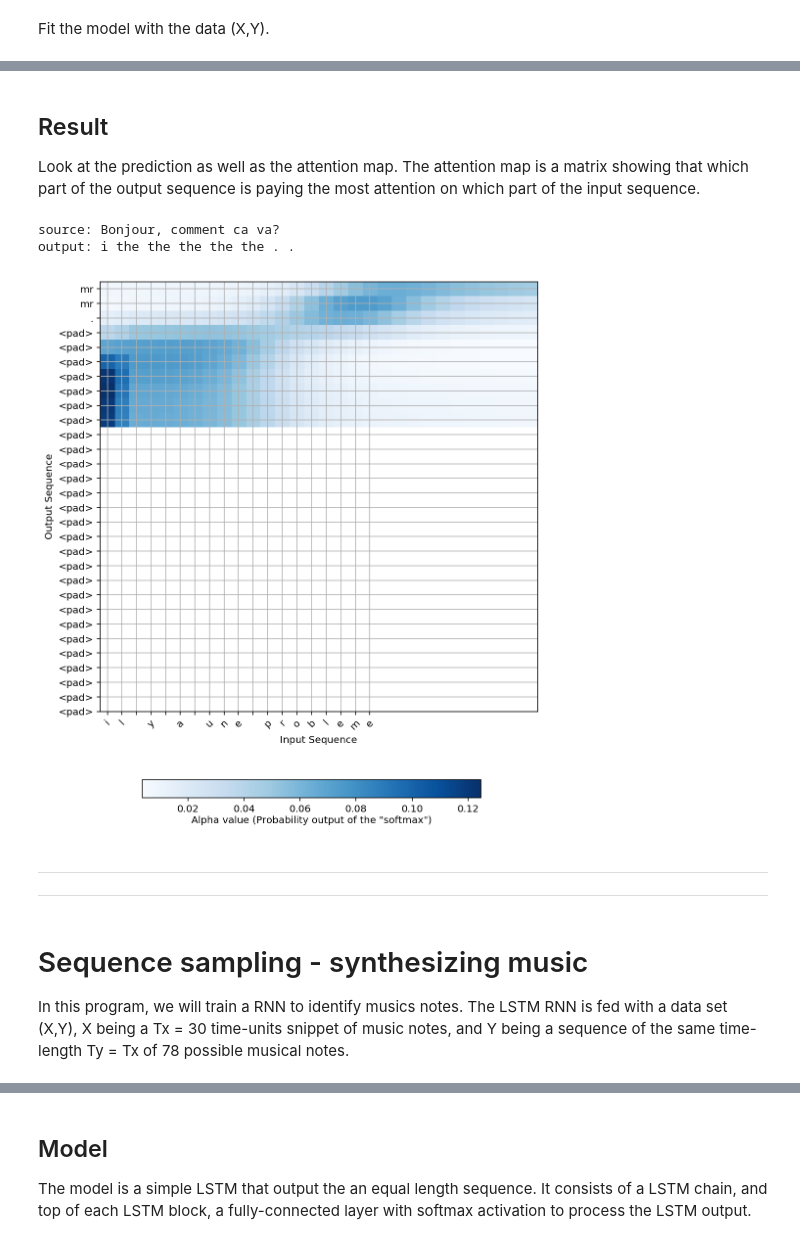
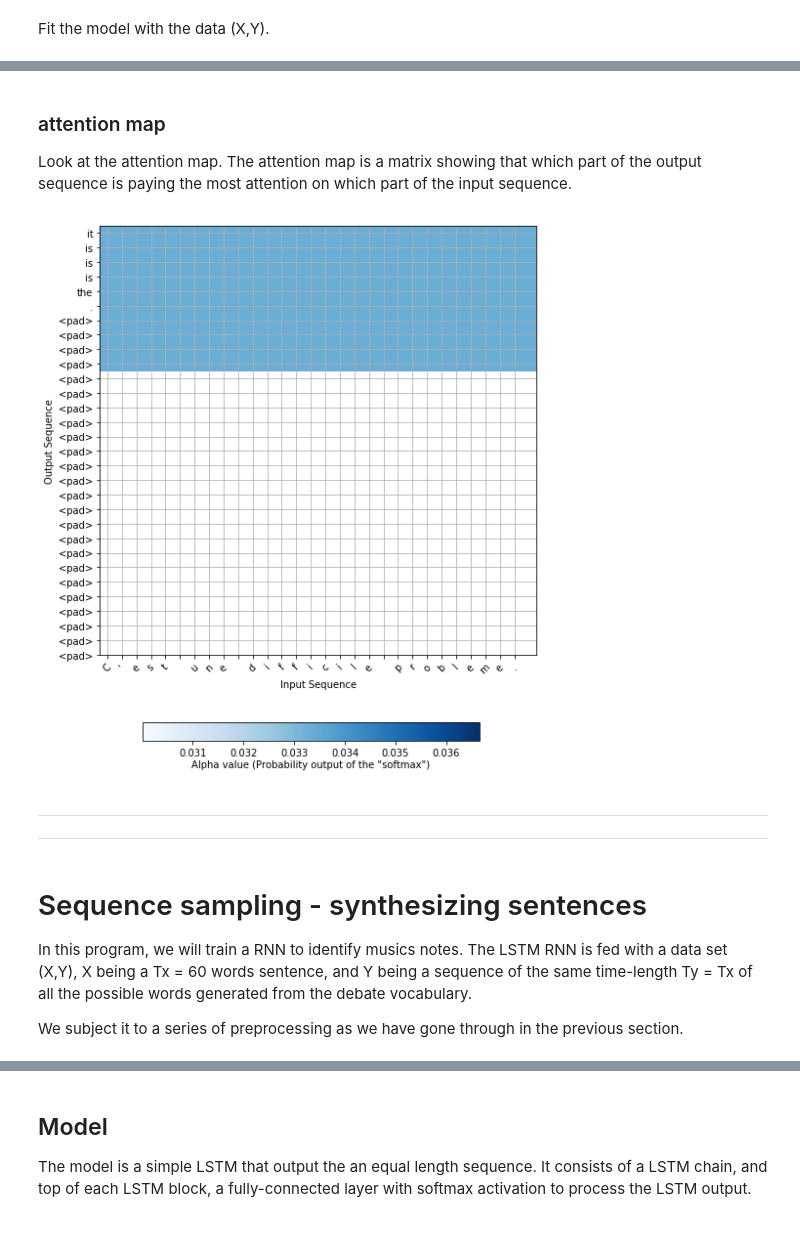
Before and after one commit to bbsonjohn/RNN_keras, a Jupyter notebook: RNN_basic.ipynb, the cells around one changed output, grey strips where cells are left out. Cells and saved outputs as stored; diff of their text form; code cells hidden in the pictures.

```diff
--- a/RNN_basic.ipynb
+++ b/RNN_basic.ipynb
@@ -314,7 +334,8 @@ Compile the model
 model = model(Tx, Ty, n_a, n_s, fr_dict_size, en_dict_size)
 model.summary()
 
-opt = Adam(lr=0.005, beta_1=0.9, beta_2=0.99, decay=0.01)
+
+opt = Adam(lr=0.1, beta_1=0.9, beta_2=0.99, decay=0.01)
 model.compile(optimizer=opt, loss='categorical_crossentropy', metrics=['accuracy'])
 # %% [output]
 Model: "model_1"
@@ -338,10 +359,19 @@ ________________________________________________________________________________
 Fit the model with the data (X,Y).
 # %%
 m = read_length
+
+pad_weight = 1e-3
+unk_wright = 1
+weights_list = np.ones(len(ind_2_en))/len(ind_2_en)
+weights_list[0] = unk_wright/len(ind_2_en)
+weights_list[-1] = pad_weight/len(ind_2_en)
+weights_dict = dict(zip(ind_2_en.keys(), weights_list))
 
 s0 = np.zeros((m, n_s))
 c0 = np.zeros((m, n_s))
 outputs = list(Yoh.swapaxes(0,1))
 
-model.fit([Xoh, s0, c0], outputs, epochs=100, batch_size=100)
+model_history = model.fit([Xoh, s0, c0], outputs, epochs=1000, batch_size=100, class_weight=weights_dict)
+#model_history = model.fit([Xoh, s0, c0], outputs, epochs=500, validation_split=0.2, batch_size=100,\
+#                      shuffle=True, class_weight=weights_dict)
 # %% [output]
@@ -366,4 +504,4 @@ Epoch 100/100
 # %% [markdown]
-## Result
+### attention map
 
-Look at the prediction as well as the attention map. The attention map is a matrix showing that which part of the output sequence is paying the most attention on which part of the input sequence.
+Look at the attention map. The attention map is a matrix showing that which part of the output sequence is paying the most attention on which part of the input sequence.
@@ -384,29 +508,3 @@ def sentence_to_ind(sent, T, lang_2_ind):
-# %%
-new_sent = u"C'est une difficile probleme."
-new_sent = u"Bonjour, comment ca va?"
-
-attention_map = np.zeros((Ty, Tx))
-
-source = sentence_to_ind(new_sent.encode('utf-8'), Tx, fr_2_ind)
-source = np.array(list(map(lambda x: to_categorical(x, num_classes=fr_dict_size), source))) #.swapaxes(0,1)
-source = np.reshape(source, (1,source.shape[0],source.shape[1]))
-prediction = model.predict([source, s0, c0])
-prediction = np.argmax(prediction, axis = -1)
-output=[]
-for i in prediction:
-    if int(i) == en_2_ind['<pad>']:
-        continue
-    else:
-        output.append(ind_2_en[int(i)])
-        output.append(' ')
-
-print("source:", new_sent)
-print("output:", ''.join(output),"\n")
-
-#attention_map = plot_attention_map(model, human_vocab, inv_machine_vocab, new_date, num = 7, n_s = 64);
-# %% [output]
-source: Bonjour, comment ca va?
-output: i the the the the the . .
 # %%
 attention_layer = 7
 
@@ -437,41 +535,43 @@ for i in range(len(prediction)):
     predicted_text.append(int(np.argmax(prediction[i], axis=1)))
 
 predicted_text = list(predicted_text)
-predicted_text = int_to_string(predicted_text, ind_2_en)
+predicted_text = [ind_2_en[i] for i in predicted_text]
 
-input_length = len(new_date)
+input_length = len(new_sent)
 output_length = Ty
 
 # ------------------------- Plot --------------------------------
 
 f = plt.figure(figsize=(8, 8.5))
 ax = f.add_subplot(1, 1, 1)
 
 show_size = 10
 i = ax.imshow(attention_map[0:show_size][0:show_size], interpolation='nearest', cmap='Blues')
 
 #cbaxes = f.add_axes([0.2, 0.25, 0.6, 0.03])
 cbaxes = f.add_axes([0.2, 0.1-0.01*show_size, 0.6, 0.03])
 cbar = f.colorbar(i, cax=cbaxes, orientation='horizontal')
 cbar.ax.set_xlabel('Alpha value (Probability output of the "softmax")', labelpad=2)
 
 ax.set_yticks(range(output_length))
 ax.set_yticklabels(predicted_text[:output_length])
 
 ax.set_xticks(range(input_length))
-ax.set_xticklabels(list(new_date)[:input_length], rotation=45)
+ax.set_xticklabels(list(new_sent)[:input_length], rotation=45)
 
 ax.set_xlabel('Input Sequence')
 ax.set_ylabel('Output Sequence')
 
 ax.grid()
 f.show()
 # %% [output]
-[figure, old version]
+[figure, new version]
 # %% [markdown]
 -------------------------------------------------------------------------------------------
 -------------------------------------------------------------------------------------------
 # %% [markdown]
-# Sequence sampling - synthesizing music
+# Sequence sampling - synthesizing sentences
 
-In this program, we will train a RNN to identify musics notes. The LSTM RNN is fed with a data set (X,Y), X being a Tx = 30 time-units snippet of music notes, and Y being a sequence of the same time-length Ty = Tx of 78 possible musical notes.
+In this program, we will train a RNN to identify musics notes. The LSTM RNN is fed with a data set (X,Y), X being a Tx = 60 words sentence, and Y being a sequence of the same time-length Ty = Tx of all the possible words generated from the debate vocabulary.
+
+We subject it to a series of preprocessing as we have gone through in the previous section.
```
Also changed, not shown: parts of 43 cells of this notebook.
